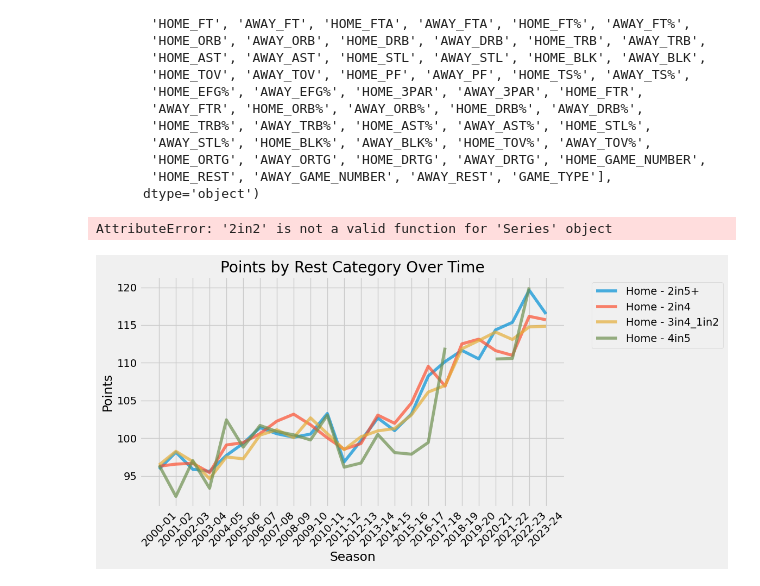
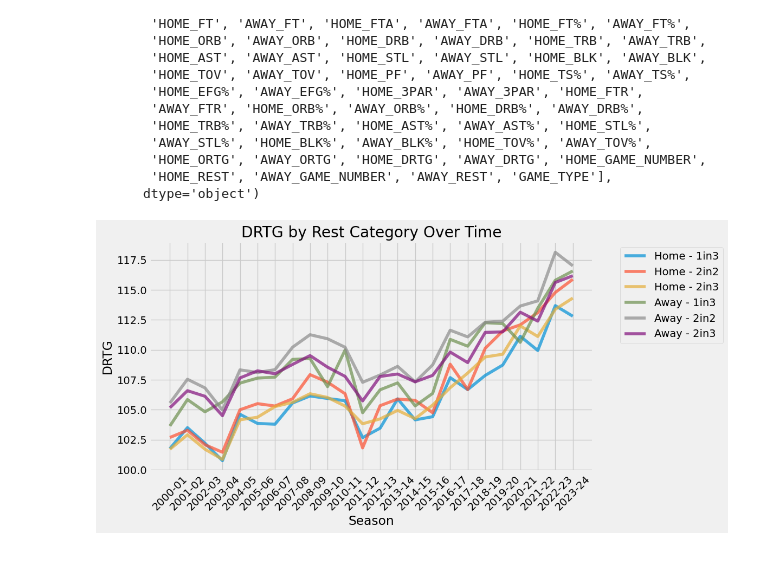
Before and after one commit to samharshe/TBN, a Jupyter notebook: scratch.ipynb, the cells around one changed output. Saved outputs shown, nothing was run; the diff lists cells and outputs as text; code cells hidden in the pictures.

```diff
--- a/scratch.ipynb
+++ b/scratch.ipynb
@@ -47,49 +46,46 @@ rest_simplifier = {
  '4in5': '2in2',
 }
 
-games_df['AWAY_REST'].apply(rest_simplifier)
-games_df['HOME_REST'].apply(rest_simplifier)
+games_df['AWAY_REST'] = games_df['AWAY_REST'].map(rest_simplifier)
+games_df['HOME_REST'] = games_df['HOME_REST'].map(rest_simplifier)
 
 games_df.to_csv(games_path)
-# %% [output]
-AttributeError: '2in2' is not a valid function for 'Series' object
 # %%
 # Create rest category bins
-# rest_categories = ['2in2', '2in3', '2in4', '2in5+', '3in4_1in2', '3in4_2in2', '4in5']
-rest_categories = ['2in5+', '2in4', '3in4_1in2', '4in5']
+rest_categories = list(games_df['AWAY_REST'].unique())
 
 # Get unique seasons
 seasons = sorted(regular_season_df['SEASON'].unique())
 
 plt.figure(figsize=(12,6))
 
 # Calculate and plot means for each season
-for is_home in [True]:
+for is_home in [True, False]:
     # Create lists to store means for each rest category
     rest_means = {cat: [] for cat in rest_categories}
 
     # Calculate means for each season
     for season in seasons:
         season_df = regular_season_df[regular_season_df['SEASON'] == season]
 
         # Get means for each rest category
         for rest in rest_categories:
             if is_home:
-                mean = season_df[season_df['HOME_REST'] == rest]['HOME_PTS'].mean()
+                mean = season_df[season_df['HOME_REST'] == rest]['HOME_DRTG'].mean()
             else:
-                mean = season_df[season_df['AWAY_REST'] == rest]['AWAY_PTS'].mean()
+                mean = season_df[season_df['AWAY_REST'] == rest]['AWAY_DRTG'].mean()
             rest_means[rest].append(mean)
 
     # Plot lines for each rest category
     for rest in rest_categories:
         label = f'Home - {rest}' if is_home else f'Away - {rest}'
         plt.plot(seasons, rest_means[rest], label=label, alpha=0.7)
 
-plt.title('Points by Rest Category Over Time')
+plt.title('DRTG by Rest Category Over Time')
 plt.xlabel('Season')
-plt.ylabel('Points')
+plt.ylabel('DRTG')
 plt.xticks(rotation=45)
 plt.legend(bbox_to_anchor=(1.05, 1), loc='upper left')
 plt.tight_layout()
 # %% [output]
-[figure, old version]
+[figure, new version]
```
Also changed, not shown: parts of 1 cell of this notebook, 1 other file.
